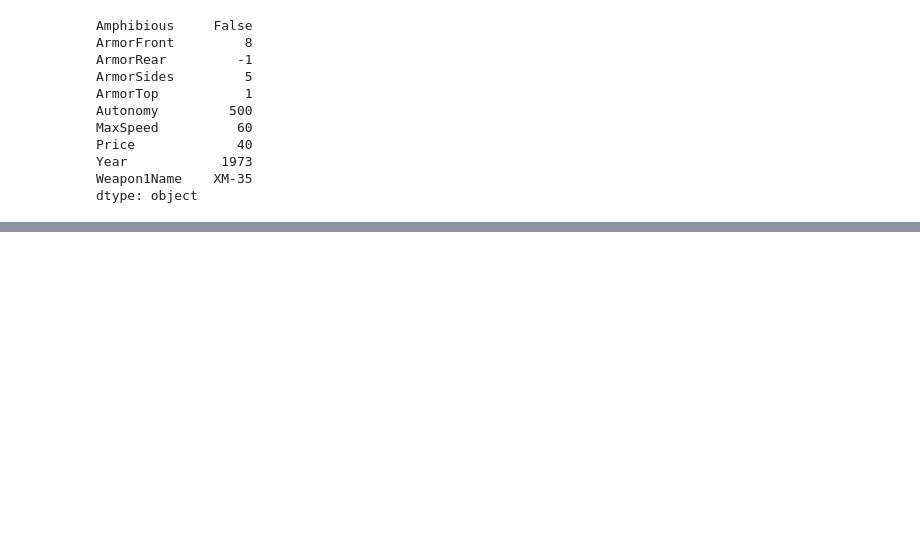
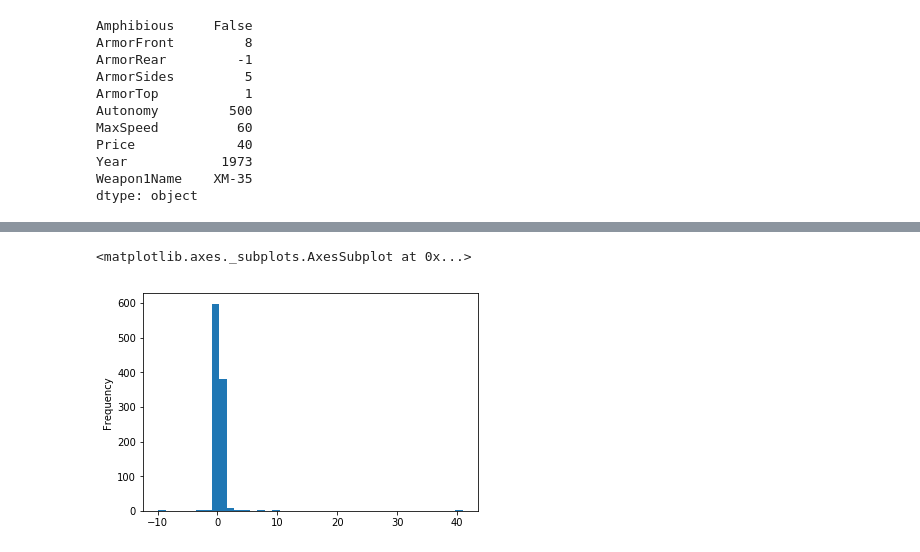
Before and after one commit to ResidentMario/wargame-analysis, a Jupyter notebook: exploration.ipynb, the cells around one changed output, grey strips where cells are left out. Drawn from its saved outputs; the diff is of its cells as text; code cells hidden in the pictures; blank space fills up the shorter version.

```diff
--- a/exploration.ipynb
+++ b/exploration.ipynb
@@ -127,0 +300,13 @@ Hmm. Unfortunately there's no way to tell the kernel density estimator that we n
+# %%
+from sklearn.neighbors import KernelDensity
+from sklearn.model_selection import GridSearchCV
+import numpy as np
+
+# use grid search cross-validation to optimize the bandwidth
+params = {'bandwidth': np.logspace(-1, 1, 20)}
+grid = GridSearchCV(KernelDensity(), params)
+grid.fit(tanks_df[[c for c in tanks_df.columns if c != 'MainGunName']])
+
+print("best bandwidth: {0}".format(grid.best_estimator_.bandwidth))
+
+model = grid.best_estimator_
@@ -127,0 +342,6 @@ Hmm. Unfortunately there's no way to tell the kernel density estimator that we n
+# %%
+pd.DataFrame(model.sample(1000), columns=[c for c in tanks_df.columns if c != 'MainGunName'])\
+    .pipe(lambda df: df['MainGunAP'] / df['Price']).plot.hist(bins=40)
+# %% [output]
+<matplotlib.axes._subplots.AxesSubplot at 0x...>
+[figure, added]
```
Also changed, not shown: parts of 38 cells of this notebook.
